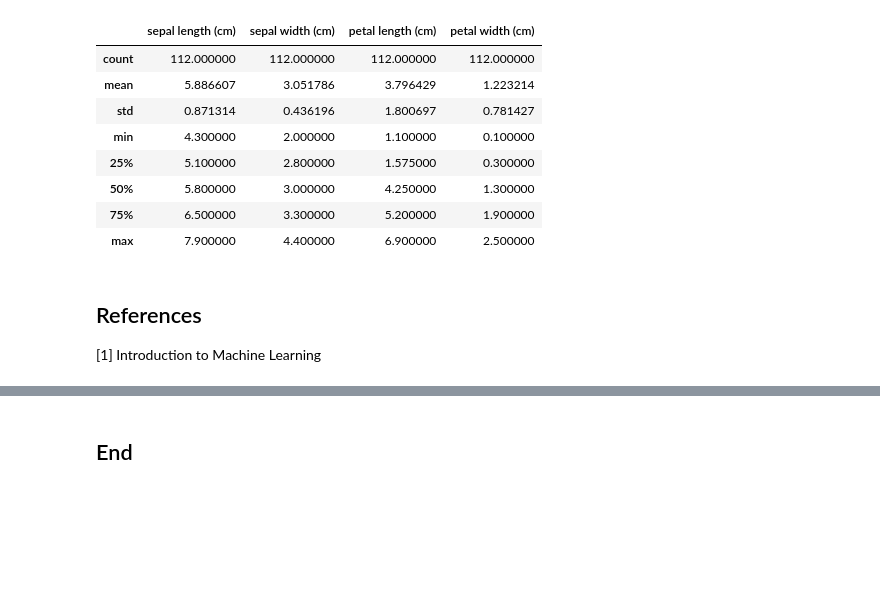
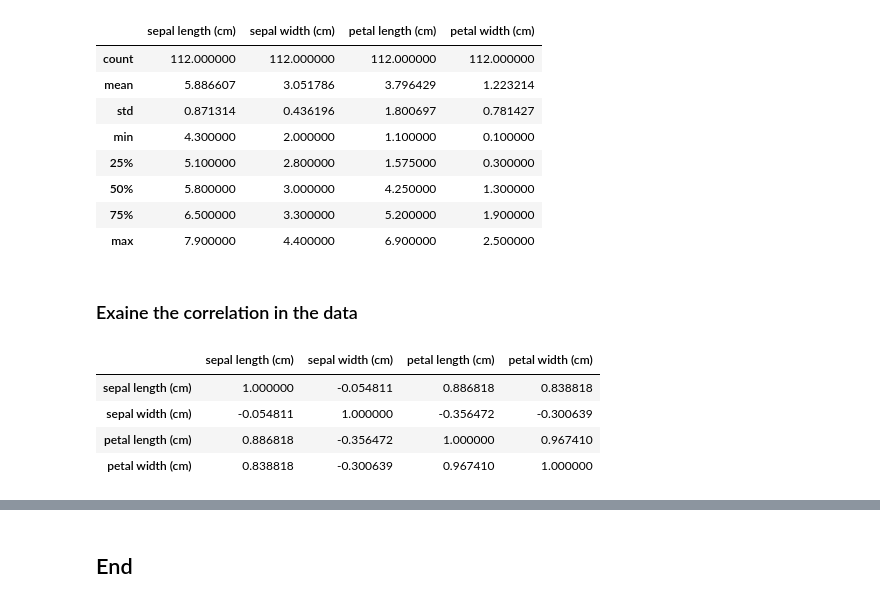
Before and after one commit to MarkJParry/MLS, a Jupyter notebook: scikit-learn.ipynb, the cells around one changed output, grey strips where cells are left out. Cells and saved outputs as stored; diff of their text form; code cells hidden in the pictures; blank space fills up the shorter version.

```diff
--- a/scikit-learn.ipynb
+++ b/scikit-learn.ipynb
@@ -92,6 +104,13 @@ iris_dataframe.describe()
 | 50% | 5.800000 | 3.000000 | 4.250000 | 1.300000 |
 | 75% | 6.500000 | 3.300000 | 5.200000 | 1.900000 |
 | max | 7.900000 | 4.400000 | 6.900000 | 2.500000 |
-# %% [markdown]
-## References
-[1] Introduction to Machine Learning
+# %% [markdown]
+### Exaine the correlation in the data
+# %%
+iris_dataframe.corr()
+# %% [output]
+|  | sepal length (cm) | sepal width (cm) | petal length (cm) | petal width (cm) |
+| sepal length (cm) | 1.000000 | -0.054811 | 0.886818 | 0.838818 |
+| sepal width (cm) | -0.054811 | 1.000000 | -0.356472 | -0.300639 |
+| petal length (cm) | 0.886818 | -0.356472 | 1.000000 | 0.967410 |
+| petal width (cm) | 0.838818 | -0.300639 | 0.967410 | 1.000000 |
```
Also changed, not shown: parts of 19 cells of this notebook.
